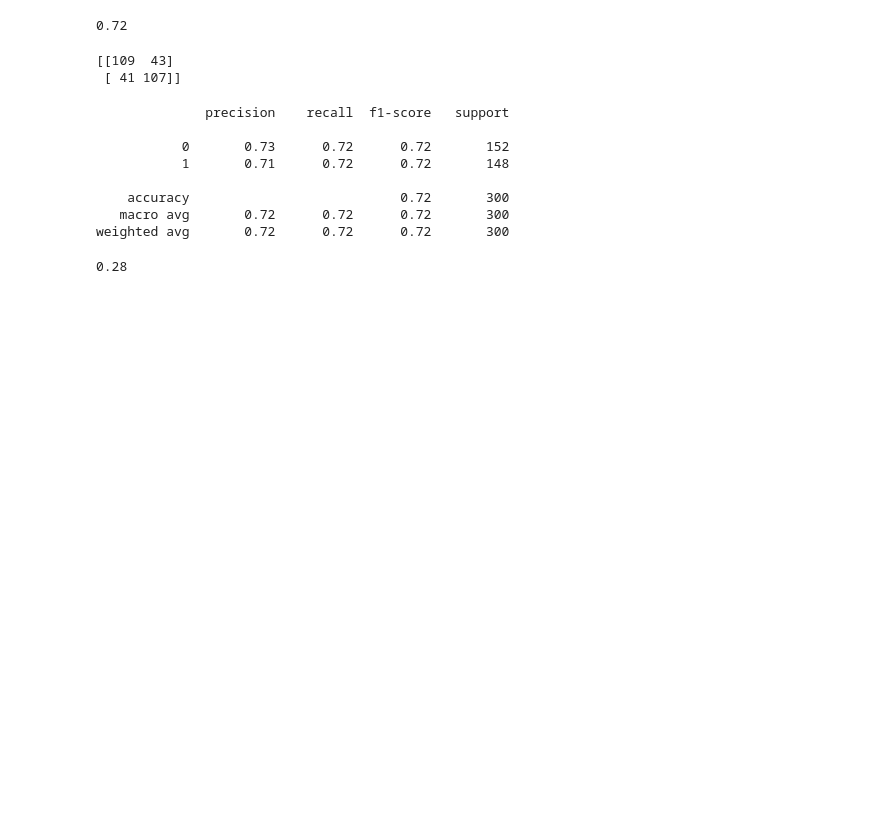
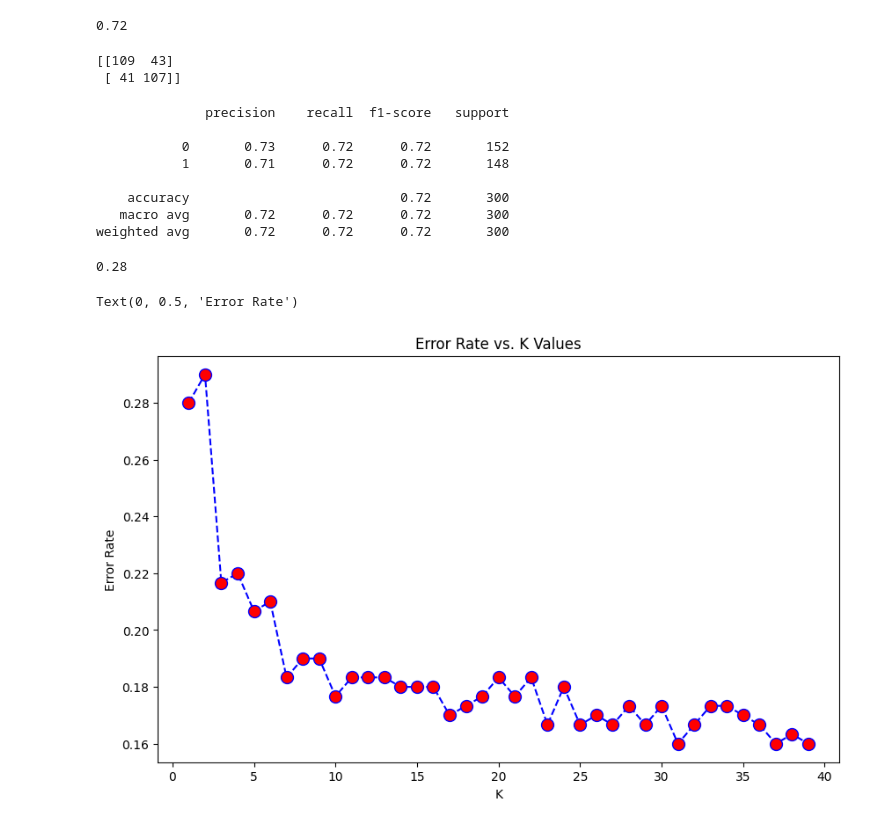
Before and after one commit to Saba-a11/Machine-Learning, a Jupyter notebook: KNN/KNN.ipynb, the cells around one changed output. Drawn from its saved outputs; the diff is of its cells as text; code cells hidden in the pictures; blank space fills up the shorter version.

```diff
--- a/KNN/KNN.ipynb
+++ b/KNN/KNN.ipynb
@@ -156,3 +156,12 @@ for i in range(1,40):
     knn.fit(X_train,y_train)
     pred_i = knn.predict(X_test)
     error_rate.append(np.mean(pred_i != y_test))
+# %%
+plt.figure(figsize=(10,6))
+plt.plot(range(1,40),error_rate,color='blue',ls='--',marker='o',markerfacecolor='red',markersize=10)
+plt.title('Error Rate vs. K Values')
+plt.xlabel('K')
+plt.ylabel('Error Rate')
+# %% [output]
+Text(0, 0.5, 'Error Rate')
+[figure, added]
```
